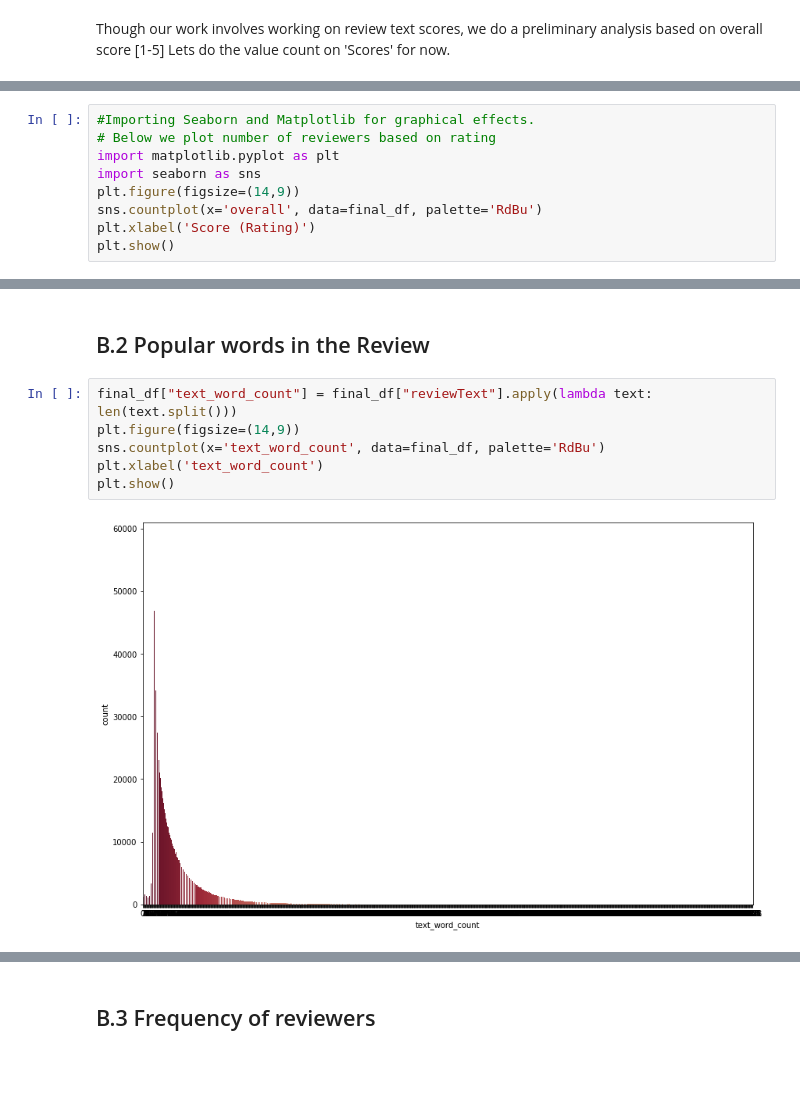
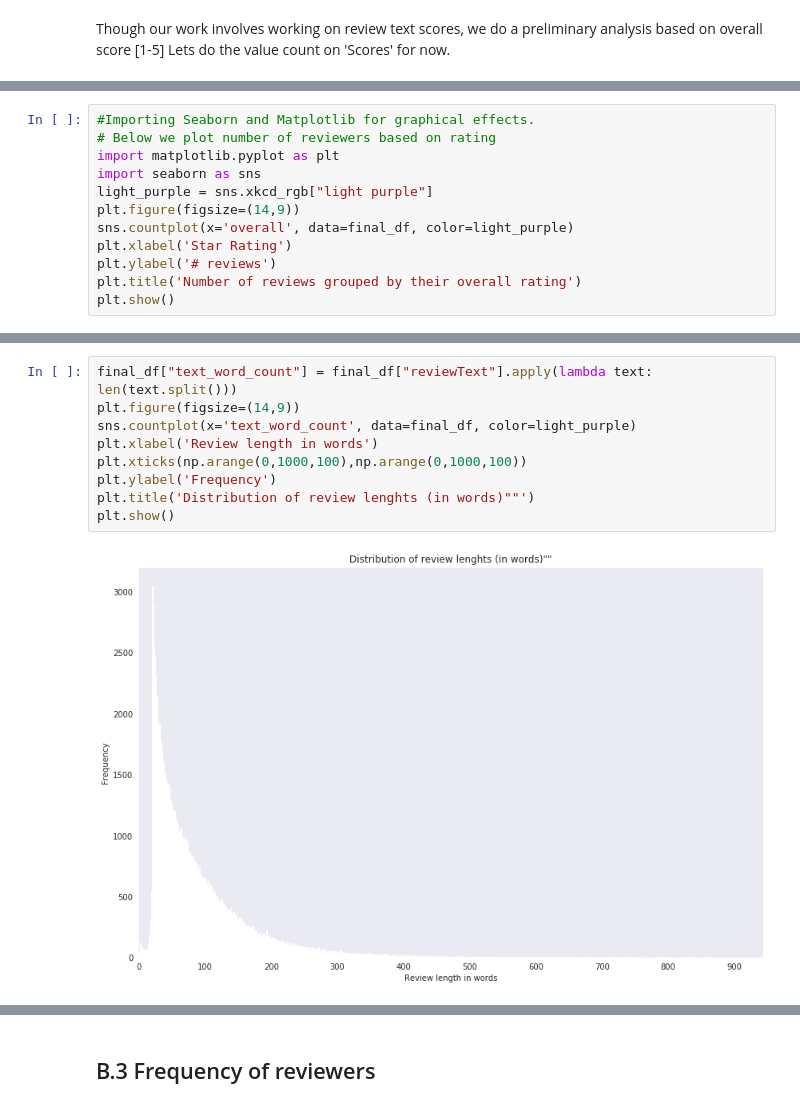
Before and after one commit to KKanakaraj/Amazon-Reviews-Infectious-Disease, a Jupyter notebook: Milestone3.ipynb, the cells around one changed output, grey strips where cells are left out. Drawn from its saved outputs; the diff is of its cells as text; blank space fills up the shorter version.

Commit message:
changed some plots

```diff
--- a/Milestone3.ipynb
+++ b/Milestone3.ipynb
@@ -160,8 +176,11 @@ Name: overall, dtype: int64
 # Below we plot number of reviewers based on rating
 import matplotlib.pyplot as plt
 import seaborn as sns
+light_purple = sns.xkcd_rgb["light purple"]
 plt.figure(figsize=(14,9))
-sns.countplot(x='overall', data=final_df, palette='RdBu')
-plt.xlabel('Score (Rating)')
+sns.countplot(x='overall', data=final_df, color=light_purple)
+plt.xlabel('Star Rating')
+plt.ylabel('# reviews')
+plt.title('Number of reviews grouped by their overall rating')
 plt.show()
 # %% [output]
@@ -169,10 +188,11 @@ plt.show()
-# %% [markdown]
-## B.2 Popular words in the Review
 # %%
 final_df["text_word_count"] = final_df["reviewText"].apply(lambda text: len(text.split()))
 plt.figure(figsize=(14,9))
-sns.countplot(x='text_word_count', data=final_df, palette='RdBu')
-plt.xlabel('text_word_count')
+sns.countplot(x='text_word_count', data=final_df, color=light_purple)
+plt.xlabel('Review length in words')
+plt.xticks(np.arange(0,1000,100),np.arange(0,1000,100))
+plt.ylabel('Frequency')
+plt.title('Distribution of review lenghts (in words)""')
 plt.show()
 # %% [output]
-[figure, old version]
+[figure, new version]
```
Also changed, not shown: parts of 46 cells of this notebook.
